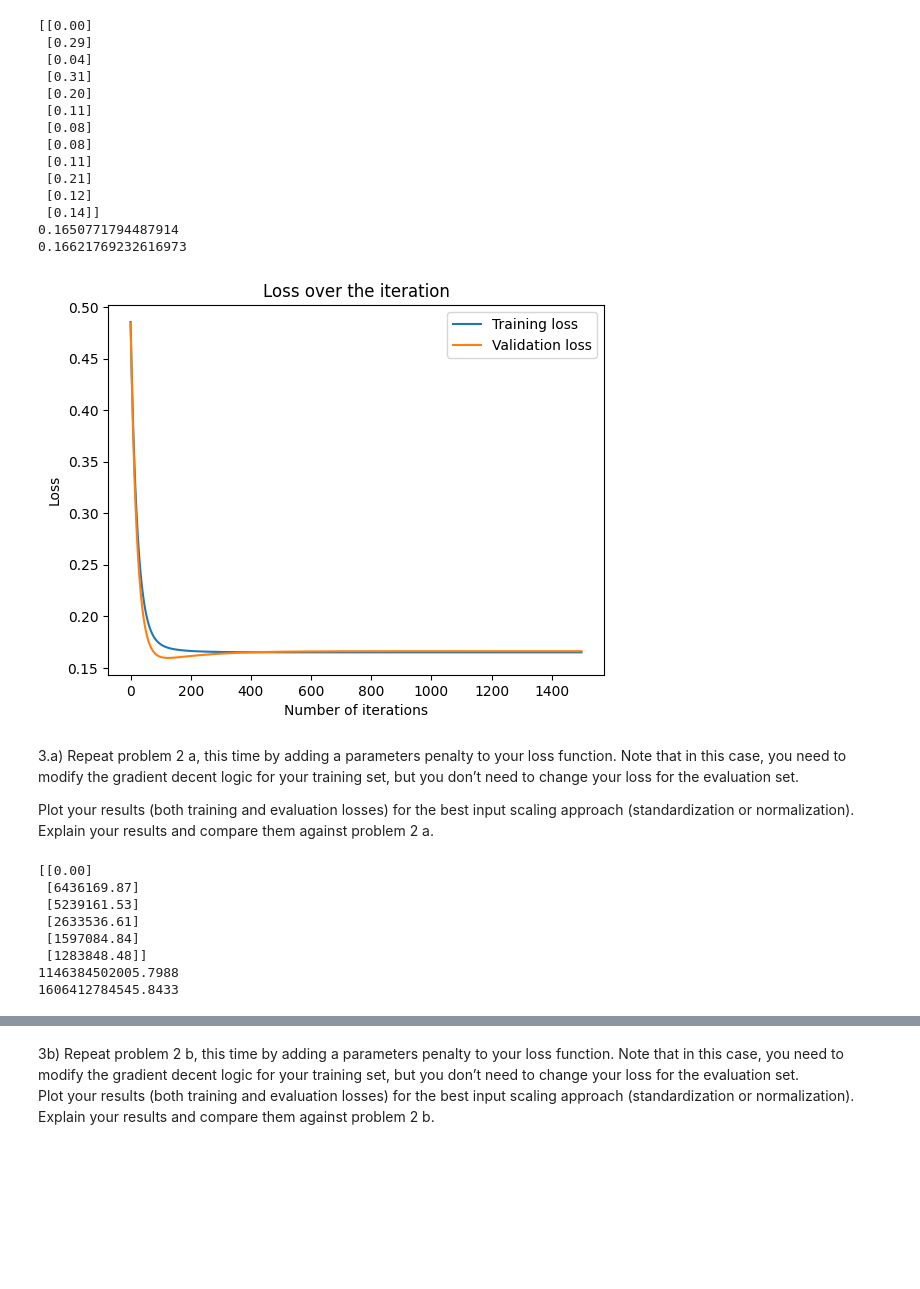
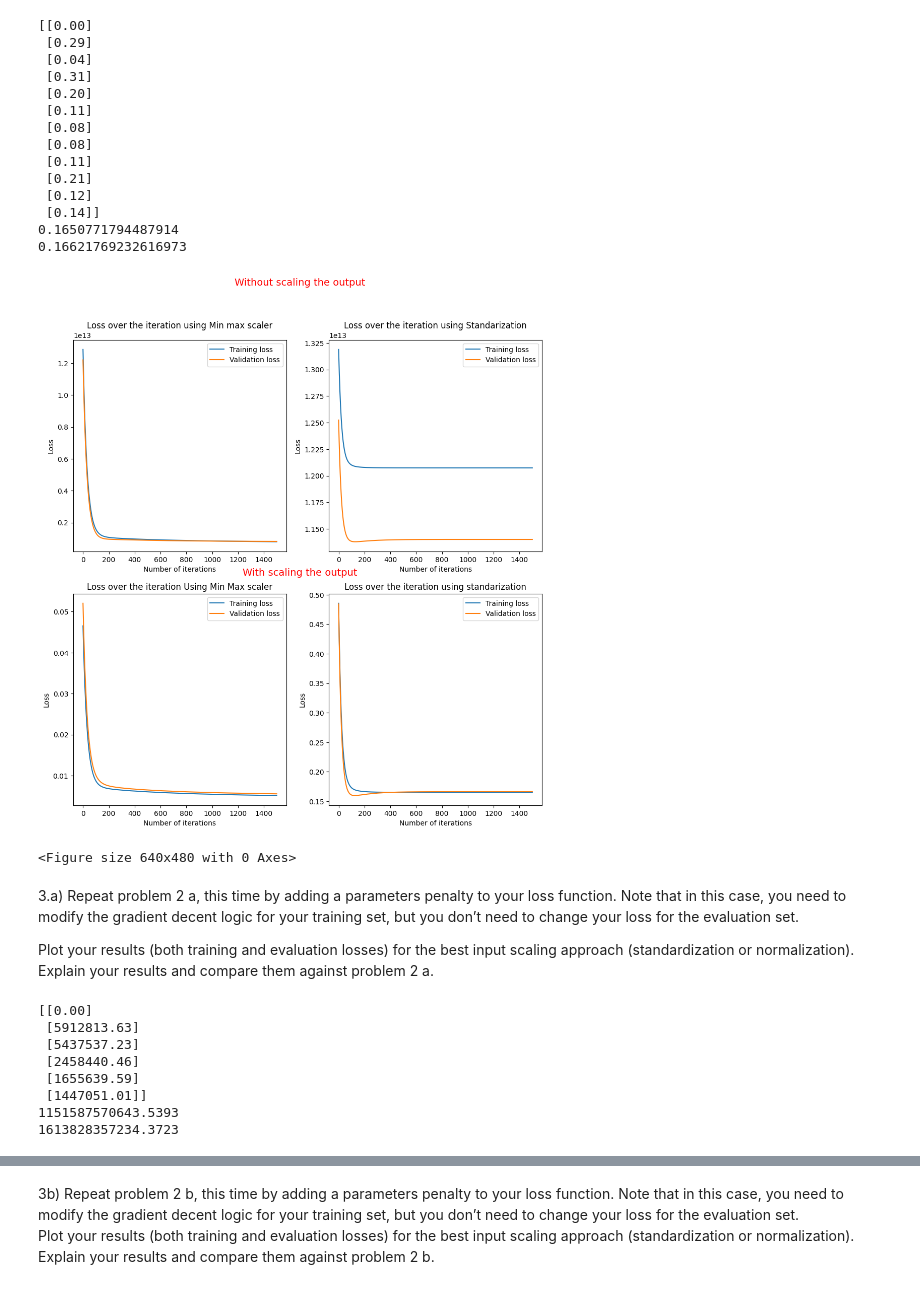
Before and after one commit to saikrishna1108/Introduction-to-Machine-Learning, a Jupyter notebook: Homework2.ipynb, the cells around one changed output, grey strips where cells are left out. Drawn from its saved outputs; the diff is of its cells as text; code cells hidden in the pictures; blank space fills up the shorter version.

```diff
--- a/Homework2.ipynb
+++ b/Homework2.ipynb
@@ -363,16 +333,58 @@ print(v_cost2by1[-1])
  [0.14]]
 0.1650771794487914
 0.16621769232616973
-# %%
-plt.plot([x for x in range(iterations)],t_cost2by1,label="Training loss")
-plt.plot([x for x in range(iterations)],v_cost2by1,label="Validation loss")
-plt.xlabel('Number of iterations')
-plt.ylabel('Loss')
-plt.title('Loss over the iteration')
-plt.legend()
-plt.show()
-# %% [output]
-[figure, removed]
+# %%
+plt.figure(figsize=(12, 12))  # Adjust the figure size as needed
+
+
+plt.subplot(2, 2, 1)
+plt.plot([x for x in range(iterations)],t_cost2b,label="Training loss")
+plt.plot([x for x in range(iterations)],v_cost2b,label="Validation loss")
+plt.xlabel('Number of iterations')
+plt.ylabel('Loss')
+plt.title('Loss over the iteration using Min max scaler')
+plt.legend()
+
+plt.subplot(2, 2, 2)
+plt.plot([x for x in range(iterations)],t_cost2b1,label="Training loss")
+plt.plot([x for x in range(iterations)],v_cost2b1,label="Validation loss")
+plt.xlabel('Number of iterations')
+plt.ylabel('Loss')
+plt.title('Loss over the iteration using Standarization')
+plt.legend()
+
+middle_x = 0.5  # X-coordinate for the middle of the subplots
+middle_y1 = 0.97 # Y-coordinate for the middle title
+plt.figtext(middle_x, middle_y1, 'Without scaling the output',color='red', ha='center', fontsize=14)
+
+plt.subplot(2, 2, 3)
+plt.plot([x for x in range(iterations)],t_cost2by,label="Training loss")
+plt.plot([x for x in range(iterations)],v_cost2by,label="Validation loss")
+plt.xlabel('Number of iterations')
+plt.ylabel('Loss')
+plt.title('Loss over the iteration Using Min Max scaler')
+plt.legend()
+
+middle_x = 0.5  # X-coordinate for the middle of the subplots
+middle_y2 = 0.49  # Y-coordinate for the middle title
+plt.figtext(middle_x, middle_y2, 'With scaling the output',color='red', ha='center', fontsize=14)
+
+plt.subplot(2, 2, 4)
+plt.plot([x for x in range(iterations)],t_cost2by1,label="Training loss")
+plt.plot([x for x in range(iterations)],v_cost2by1,label="Validation loss")
+plt.xlabel('Number of iterations')
+plt.ylabel('Loss')
+plt.title('Loss over the iteration using standarization')
+plt.legend()
+plt.show()
+# Adjust the spacing between subplots
+plt.tight_layout()
+
+# Show all the subplots
+plt.show()
+# %% [output]
+[figure, added]
+<Figure size 640x480 with 0 Axes>
 # %% [markdown]
 3.a) Repeat problem 2 a, this time by adding a parameters penalty to your loss function. Note that in this case, you need to modify the gradient decent logic for your training set, but you don’t need to change your loss for the evaluation set.
 
@@ -399,7 +411,7 @@ def gradient_value_penalty(x_train,x_test,y_train,y_test,theta,iterations,learni
   return theta,cost_history1,cost_history2
 # %%
 theta = np.zeros(6).reshape(6,1)
-iterations = 3500
+iterations = 1500
 learning_rate= 0.05
 alpha = 1
 theta2ap,t_cost2ap,v_cost2ap = gradient_value_penalty(x_train_scaler, x_test_scaler,y_train1a,y_test1a,theta,iterations,learning_rate,alpha)
@@ -408,10 +420,10 @@ print(t_cost2ap[-1])
 print(v_cost2ap[-1])
 # %% [output]
 [[0.00]
- [6436169.87]
- [5239161.53]
- [2633536.61]
- [1597084.84]
- [1283848.48]]
-1146384502005.7988
-1606412784545.8433
+ [5912813.63]
+ [5437537.23]
+ [2458440.46]
+ [1655639.59]
+ [1447051.01]]
+1151587570643.5393
+1613828357234.3723
```
Also changed, not shown: parts of 14 cells of this notebook.
